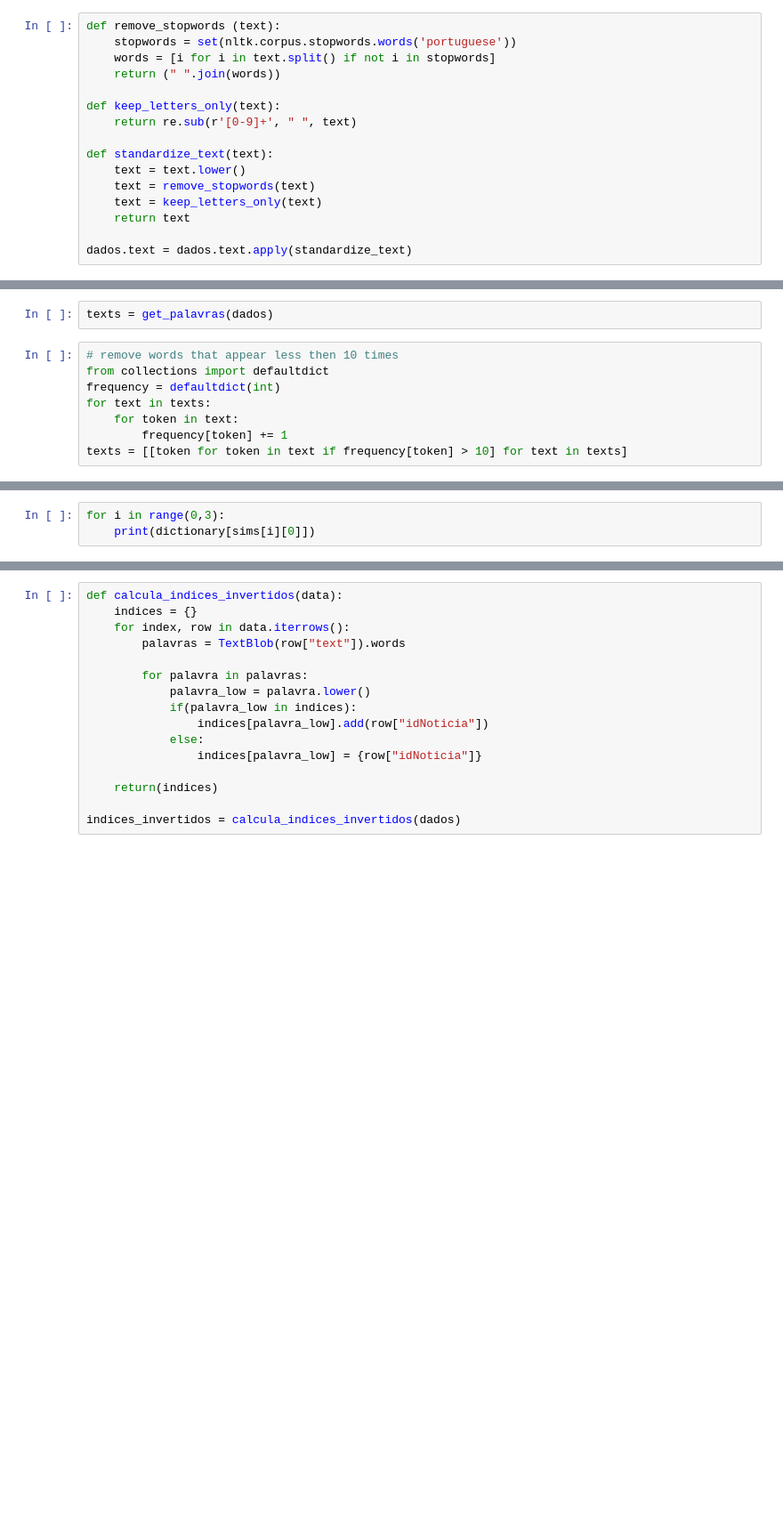
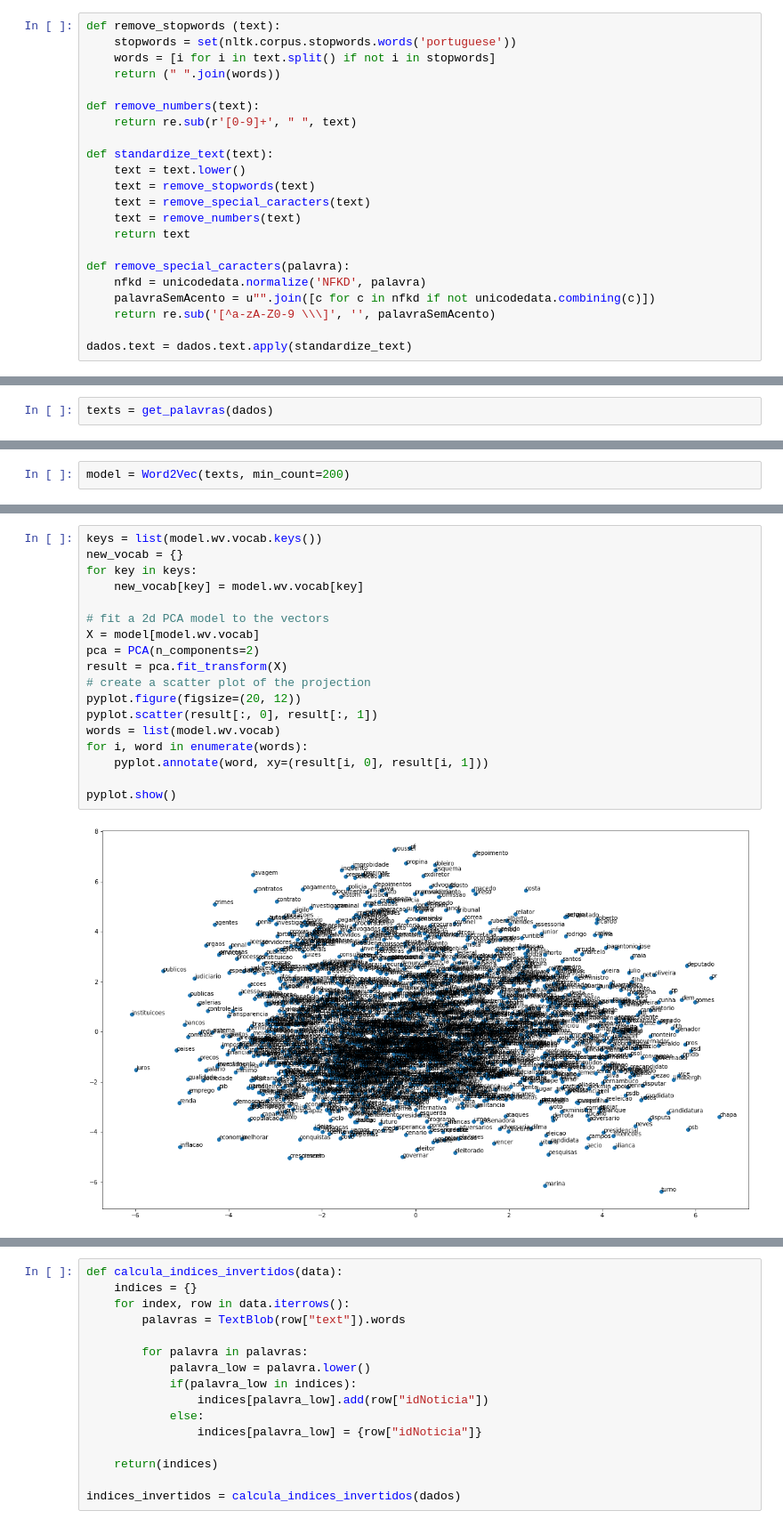
Before and after one commit to hugogbs/RecInfo, a Jupyter notebook: lab_02/lab 02.ipynb, the cells around one changed output, grey strips where cells are left out. Shown at 89% size. Drawn from its saved outputs; the diff is of its cells as text; blank space fills up the shorter version.

```diff
--- a/lab_02/lab 02.ipynb
+++ b/lab_02/lab 02.ipynb
@@ -38,15 +75,21 @@ def remove_stopwords (text):
     words = [i for i in text.split() if not i in stopwords]
     return (" ".join(words))
 
-def keep_letters_only(text):
+def remove_numbers(text):
     return re.sub(r'[0-9]+', " ", text)
 
 def standardize_text(text):
     text = text.lower()
     text = remove_stopwords(text)
-    text = keep_letters_only(text)
+    text = remove_special_caracters(text)
+    text = remove_numbers(text)
     return text
 
+def remove_special_caracters(palavra):
+    nfkd = unicodedata.normalize('NFKD', palavra)
+    palavraSemAcento = u"".join([c for c in nfkd if not unicodedata.combining(c)])
+    return re.sub('[^a-zA-Z0-9 \\\]', '', palavraSemAcento)
+
 dados.text = dados.text.apply(standardize_text)
 # %%
 dados.head()["text"]
@@ -67,11 +110,3 @@ def get_palavras(data):
     return palavras
 # %%
 texts = get_palavras(dados)
-# %%
-# remove words that appear less then 10 times
-from collections import defaultdict
-frequency = defaultdict(int)
-for text in texts:
-    for token in text:
-        frequency[token] += 1
-texts = [[token for token in text if frequency[token] > 10] for text in texts]
@@ -100,3 +112,0 @@ print(sims[0:3])
-# %%
-for i in range(0,3):
-    print(dictionary[sims[i][0]])
@@ -120,0 +119,2 @@ print(busca_palavras_similares("estado"))
+# %%
+model = Word2Vec(texts, min_count=200)
@@ -120,0 +125,20 @@ print(busca_palavras_similares("estado"))
+# %%
+keys = list(model.wv.vocab.keys())
+new_vocab = {}
+for key in keys:
+    new_vocab[key] = model.wv.vocab[key]
+
+# fit a 2d PCA model to the vectors
+X = model[model.wv.vocab]
+pca = PCA(n_components=2)
+result = pca.fit_transform(X)
+# create a scatter plot of the projection
+pyplot.figure(figsize=(20, 12))
+pyplot.scatter(result[:, 0], result[:, 1])
+words = list(model.wv.vocab)
+for i, word in enumerate(words):
+    pyplot.annotate(word, xy=(result[i, 0], result[i, 1]))
+
+pyplot.show()
+# %% [output]
+[figure, added]
```
Also changed, not shown: parts of 64 cells of this notebook.
